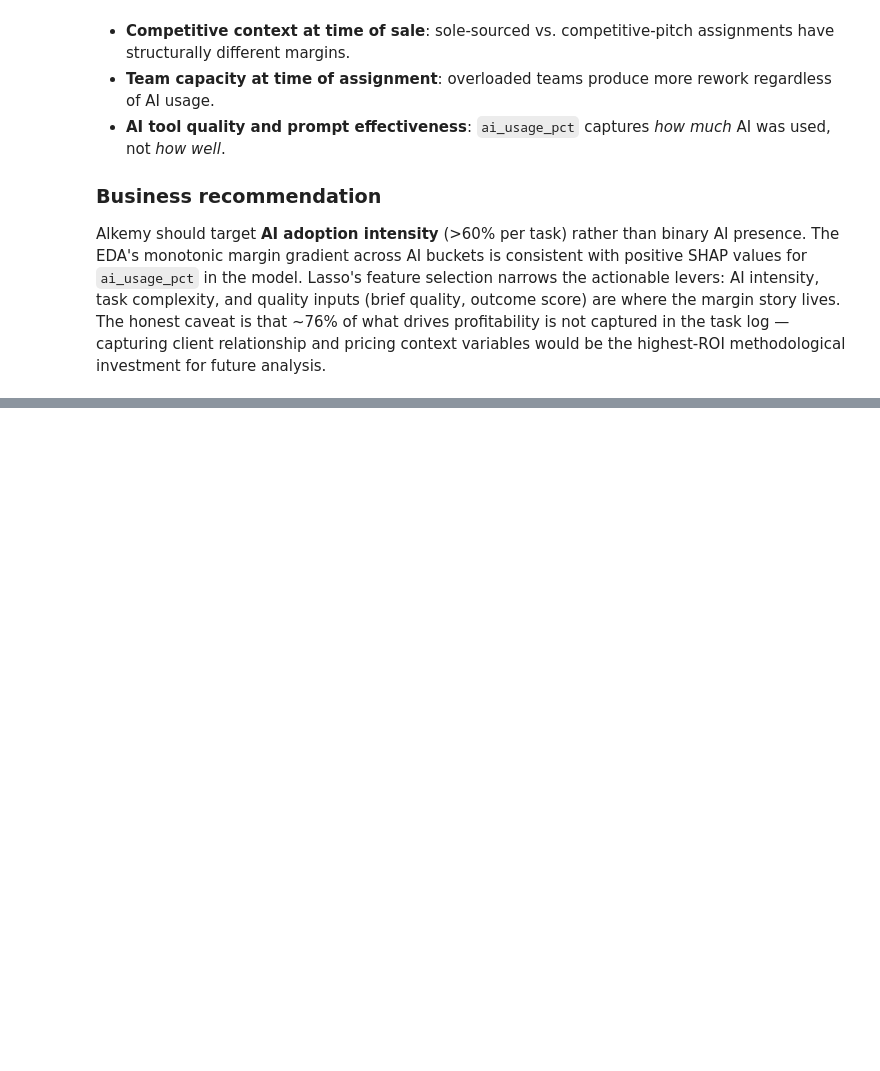
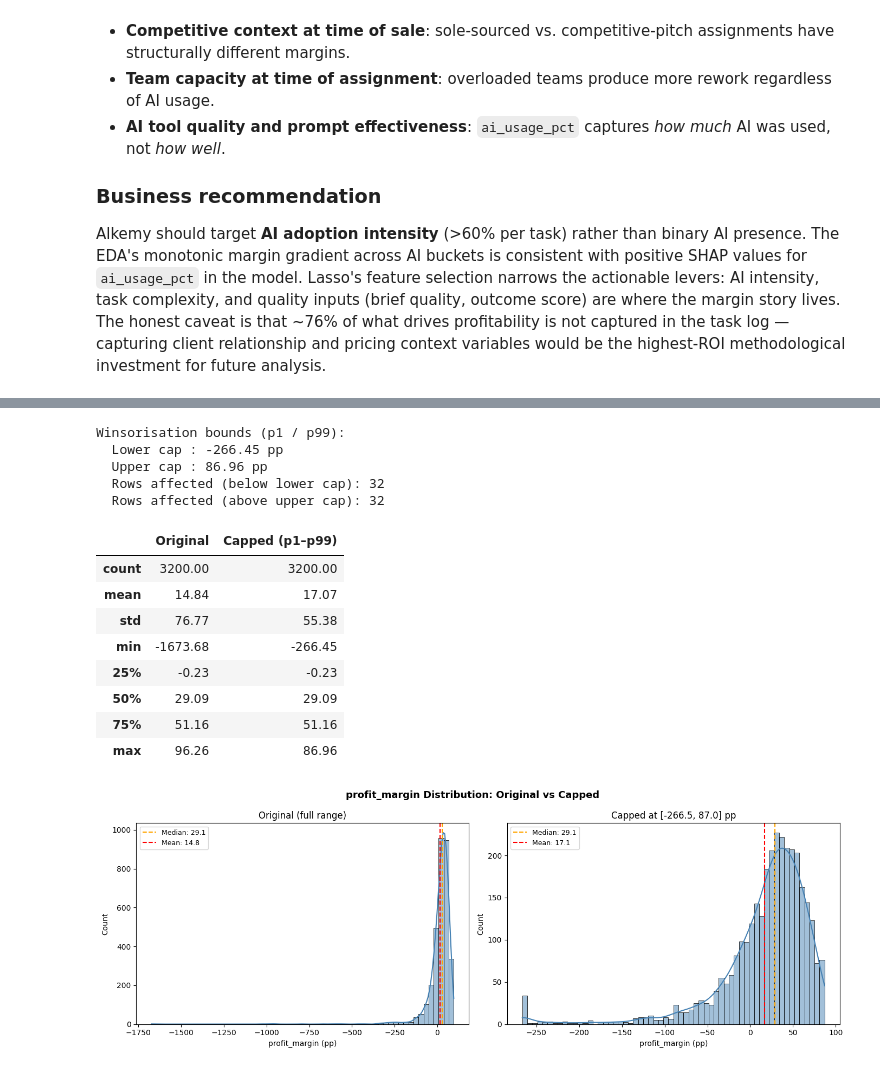
Before and after one commit to andreamammano89-maker/ML_Project_SEA_815441, a Jupyter notebook: modelling.ipynb, the cells around one changed output, grey strips where cells are left out. Saved outputs shown, nothing was run; the diff lists cells and outputs as text; code cells hidden in the pictures; blank space fills up the shorter version.

```diff
--- a/modelling.ipynb
+++ b/modelling.ipynb
@@ -470,0 +479,56 @@ Alkemy should target **AI adoption intensity** (>60% per task) rather than binar
+# %%
+# Compute 1st and 99th percentile caps
+lower_cap = y.quantile(0.01)
+upper_cap = y.quantile(0.99)
+
+print(f"Winsorisation bounds (p1 / p99):")
+print(f"  Lower cap : {lower_cap:.2f} pp")
+print(f"  Upper cap : {upper_cap:.2f} pp")
+print(f"  Rows affected (below lower cap): {(y < lower_cap).sum()}")
+print(f"  Rows affected (above upper cap): {(y > upper_cap).sum()}")
+
+# Apply cap — keep same train/test indices as before
+y_cap        = y.clip(lower=lower_cap, upper=upper_cap)
+y_train_cap  = y_cap.loc[y_train.index]
+y_test_cap   = y_cap.loc[y_test.index]
+
+# Compare distributions side by side
+comparison_stats = pd.DataFrame({
+    'Original': y.describe(),
+    'Capped (p1–p99)': y_cap.describe(),
+}).round(2)
+display(comparison_stats)
+
+# Visual comparison
+fig, axes = plt.subplots(1, 2, figsize=(14, 5))
+fig.suptitle('profit_margin Distribution: Original vs Capped', fontsize=13, fontweight='bold')
+
+for ax, data, title in zip(
+    axes,
+    [y, y_cap],
+    ['Original (full range)', f'Capped at [{lower_cap:.1f}, {upper_cap:.1f}] pp'],
+):
+    sns.histplot(data, bins=60, kde=True, color='steelblue', ax=ax)
+    ax.axvline(data.median(), color='orange', linestyle='--', linewidth=1.5, label=f'Median: {data.median():.1f}')
+    ax.axvline(data.mean(),   color='red',    linestyle='--', linewidth=1.5, label=f'Mean: {data.mean():.1f}')
+    ax.set_title(title)
+    ax.set_xlabel('profit_margin (pp)')
+    ax.legend(fontsize=9)
+
+plt.tight_layout()
+# %% [output]
+Winsorisation bounds (p1 / p99):
+  Lower cap : -266.45 pp
+  Upper cap : 86.96 pp
+  Rows affected (below lower cap): 32
+  Rows affected (above upper cap): 32
+|  | Original | Capped (p1–p99) |
+| count | 3200.00 | 3200.00 |
+| mean | 14.84 | 17.07 |
+| std | 76.77 | 55.38 |
+| min | -1673.68 | -266.45 |
+| 25% | -0.23 | -0.23 |
+| 50% | 29.09 | 29.09 |
+| 75% | 51.16 | 51.16 |
+| max | 96.26 | 86.96 |
+[figure, added]
```
Also changed, not shown: parts of 20 cells of this notebook.
